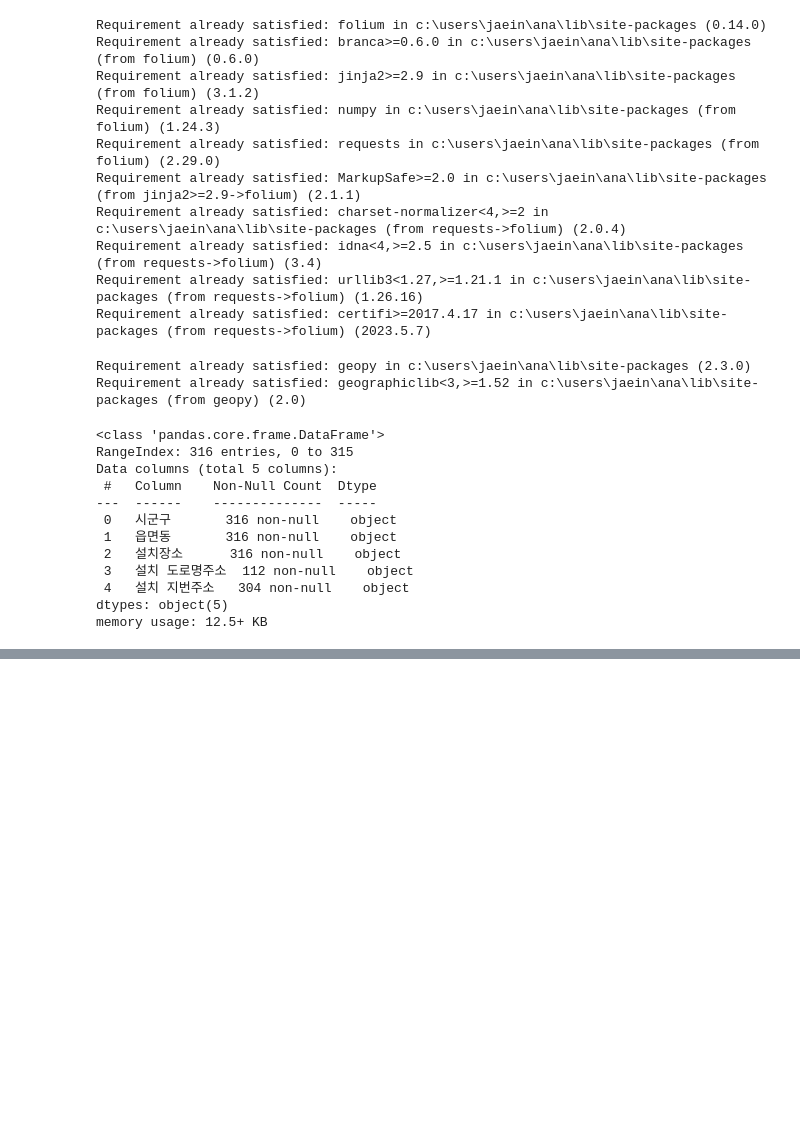
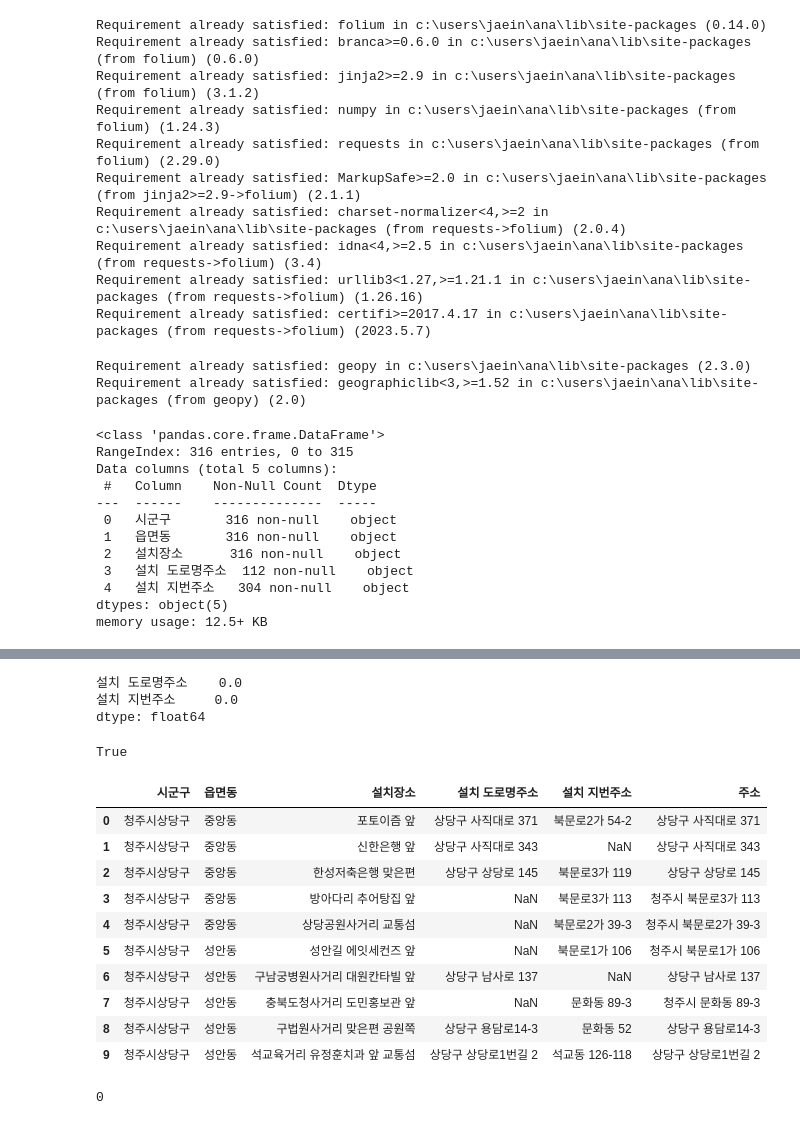
Before and after one commit to Jwainlee/Dwita, a Jupyter notebook: project1.ipynb, the cells around one changed output, grey strips where cells are left out. Drawn from its saved outputs; the diff is of its cells as text; code cells hidden in the pictures; blank space fills up the shorter version.

```diff
--- a/project1.ipynb
+++ b/project1.ipynb
@@ -354,2 +336,40 @@ memory usage: 14.2+ KB
 # %%
 ad = screen[['설치 도로명주소', '설치 지번주소']]
+# %%
+ad[np.logical_and(ad['설치 도로명주소'].isna(), ad['설치 지번주소'].isna())].sum()
+# %% [output]
+설치 도로명주소    0.0
+설치 지번주소     0.0
+dtype: float64
+# %%
+j_idx = ad[ad['설치 도로명주소'].isna() == True].index
+# %%
+j_idx = list(j_idx)
+# %%
+3 in j_idx
+# %% [output]
+True
+# %%
+for i in range(len(ad)):
+    if i in j_idx:
+        screen['주소'][i] = '청주시 ' + screen['설치 지번주소'][i]
+    else:
+        screen['주소'][i] = screen['설치 도로명주소'][i]
+# %%
+screen.head(10)
+# %% [output]
+|  | 시군구 | 읍면동 | 설치장소 | 설치 도로명주소 | 설치 지번주소 | 주소 |
+| 0 | 청주시상당구 | 중앙동 | 포토이즘 앞 | 상당구 사직대로 371 | 북문로2가 54-2 | 상당구 사직대로 371 |
+| 1 | 청주시상당구 | 중앙동 | 신한은행 앞 | 상당구 사직대로 343 | NaN | 상당구 사직대로 343 |
+| 2 | 청주시상당구 | 중앙동 | 한성저축은행 맞은편 | 상당구 상당로 145 | 북문로3가 119 | 상당구 상당로 145 |
+| 3 | 청주시상당구 | 중앙동 | 방아다리 추어탕집 앞 | NaN | 북문로3가 113 | 청주시 북문로3가 113 |
+| 4 | 청주시상당구 | 중앙동 | 상당공원사거리 교통섬 | NaN | 북문로2가 39-3 | 청주시 북문로2가 39-3 |
+| 5 | 청주시상당구 | 성안동 | 성안길 에잇세컨즈 앞 | NaN | 북문로1가 106 | 청주시 북문로1가 106 |
+| 6 | 청주시상당구 | 성안동 | 구남궁병원사거리 대원칸타빌 앞 | 상당구 남사로 137 | NaN | 상당구 남사로 137 |
+| 7 | 청주시상당구 | 성안동 | 충북도청사거리 도민홍보관 앞 | NaN | 문화동 89-3 | 청주시 문화동 89-3 |
+| 8 | 청주시상당구 | 성안동 | 구법원사거리 맞은편 공원쪽 | 상당구 용담로14-3 | 문화동 52 | 상당구 용담로14-3 |
+| 9 | 청주시상당구 | 성안동 | 석교육거리 유정훈치과 앞 교통섬 | 상당구 상당로1번길 2 | 석교동 126-118 | 상당구 상당로1번길 2 |
+# %%
+screen.주소.isna().sum()
+# %% [output]
+0
```
Also changed, not shown: parts of 22 cells of this notebook.
